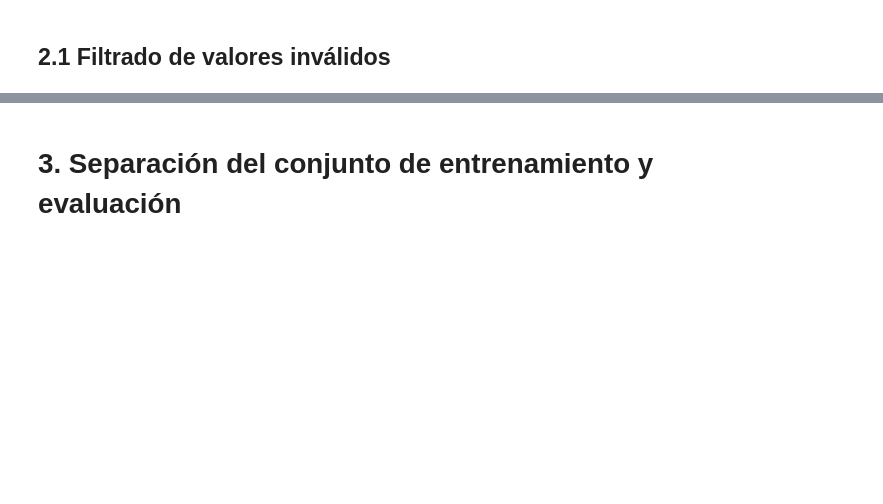
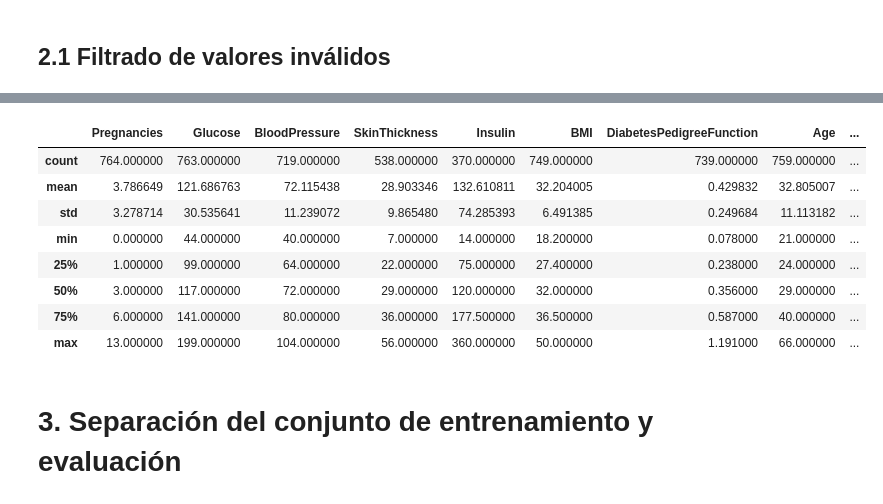
Before and after one commit to Kammann123/nn-tp2, a Jupyter notebook: notebooks/ej1/ej1_MLP.ipynb, the cells around one changed output, grey strips where cells are left out. Cells and saved outputs as stored; diff of their text form; code cells hidden in the pictures; blank space fills up the shorter version.

```diff
--- a/notebooks/ej1/ej1_MLP.ipynb
+++ b/notebooks/ej1/ej1_MLP.ipynb
@@ -43,3 +55,20 @@ df['BMI'].replace(0, np.nan, inplace=True)
+# %%
+x_labels = ['Pregnancies', 'Glucose', 'BloodPressure', 'SkinThickness', 'Insulin', 'BMI', 'DiabetesPedigreeFunction','Age']
+y_labels = ['Outcome']
+
+for column in x_labels:
+    remove_outliers(df, column)
+df.describe()
+# %% [output]
+|  | Pregnancies | Glucose | BloodPressure | SkinThickness | Insulin | BMI | DiabetesPedigreeFunction | Age | ... |
+| count | 764.000000 | 763.000000 | 719.000000 | 538.000000 | 370.000000 | 749.000000 | 739.000000 | 759.000000 | ... |
+| mean | 3.786649 | 121.686763 | 72.115438 | 28.903346 | 132.610811 | 32.204005 | 0.429832 | 32.805007 | ... |
+| std | 3.278714 | 30.535641 | 11.239072 | 9.865480 | 74.285393 | 6.491385 | 0.249684 | 11.113182 | ... |
+| min | 0.000000 | 44.000000 | 40.000000 | 7.000000 | 14.000000 | 18.200000 | 0.078000 | 21.000000 | ... |
+| 25% | 1.000000 | 99.000000 | 64.000000 | 22.000000 | 75.000000 | 27.400000 | 0.238000 | 24.000000 | ... |
+| 50% | 3.000000 | 117.000000 | 72.000000 | 29.000000 | 120.000000 | 32.000000 | 0.356000 | 29.000000 | ... |
+| 75% | 6.000000 | 141.000000 | 80.000000 | 36.000000 | 177.500000 | 36.500000 | 0.587000 | 40.000000 | ... |
+| max | 13.000000 | 199.000000 | 104.000000 | 56.000000 | 360.000000 | 50.000000 | 1.191000 | 66.000000 | ... |
 # %% [markdown]
 # 3. Separación del conjunto de entrenamiento y evaluación
 # %%
```
Also changed, not shown: parts of 38 cells of this notebook, 4 other files.
